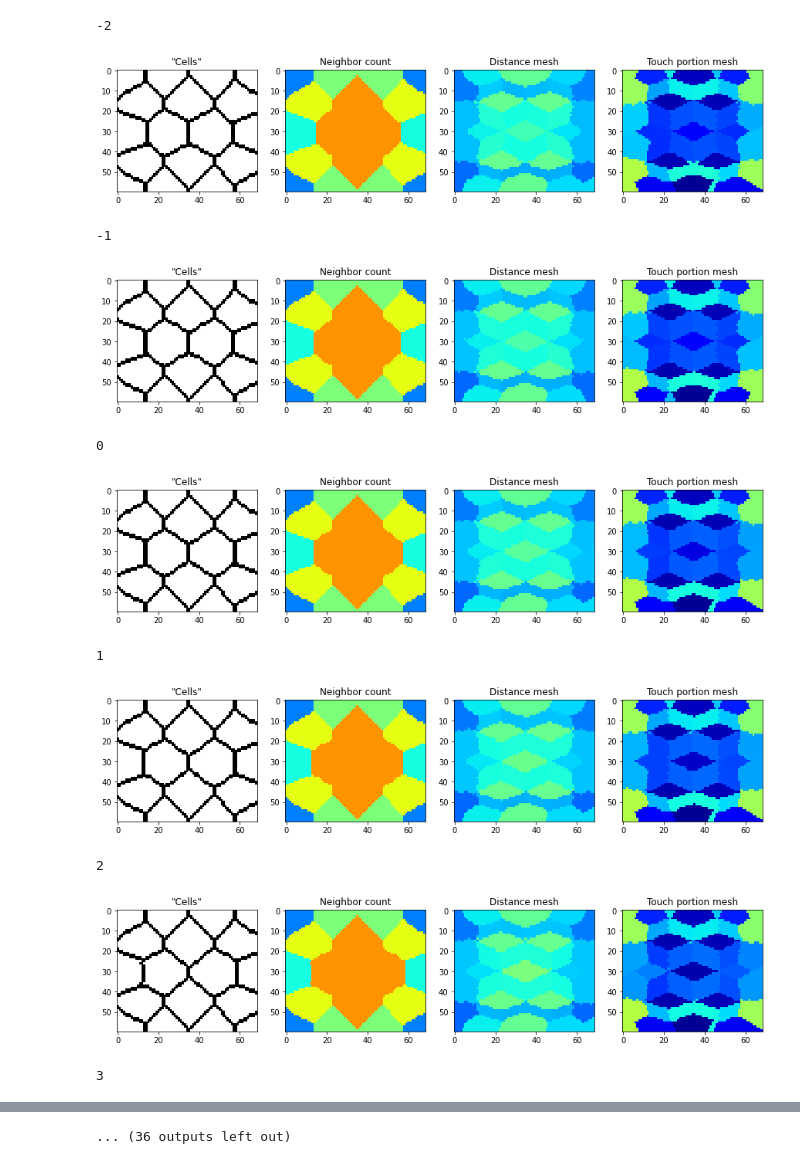
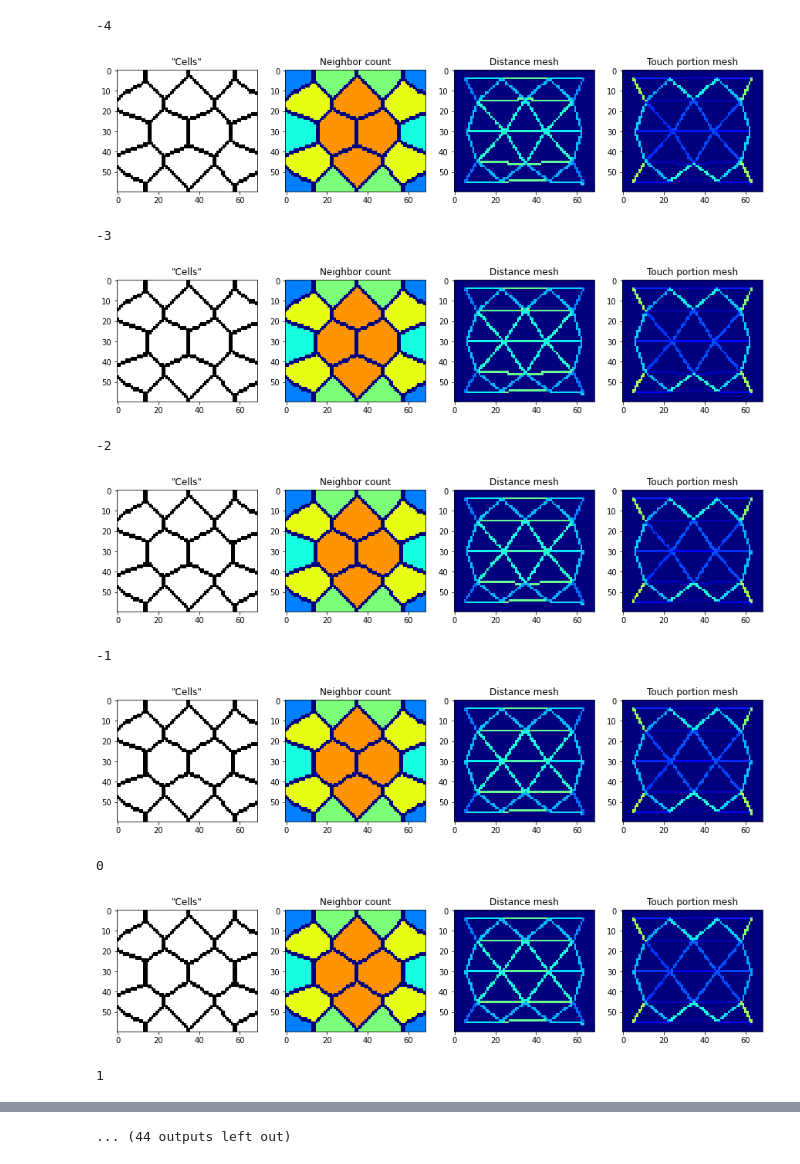
Before and after one commit to clEsperanto/pyclesperanto_prototype, a Jupyter notebook: demo/neighbors/visualize_neighbor_count_and_meshes.ipynb, the cells around one changed output, grey strips where cells are left out. Saved outputs shown, nothing was run; the diff lists cells and outputs as text; code cells hidden in the pictures.

```diff
--- a/demo/neighbors/visualize_neighbor_count_and_meshes.ipynb
+++ b/demo/neighbors/visualize_neighbor_count_and_meshes.ipynb
@@ -15,46 +15,47 @@ def demo_data(d=0):
 
     label_image = cle.extend_labeling_via_voronoi(spots)
 
     return label_image
 
-for i, d in enumerate(list(range(-2, 10)) + list(range(10, -2, -1))):
+for i, d in enumerate(list(range(-4, 10)) + list(range(10, -4, -1))):
     print(d)
     label_image = demo_data(d)
 
     fig, axs = plt.subplots(1,4, figsize=(15,15))
 
     axs[0].set_title("\"Cells\"")
-    cle.imshow(cle.binary_not(cle.detect_label_edges(label_image)), plot=axs[0])
+    cells = cle.binary_not(cle.detect_label_edges(label_image))
+    cle.imshow(cells, plot=axs[0])
     axs[1].set_title("Neighbor count")
-    cle.imshow(cle.touching_neighbor_count_map(label_image),
+    cle.imshow(cle.touching_neighbor_count_map(label_image) * cells,
                min_display_intensity=0,
                max_display_intensity=8,
                colormap="jet",
                plot=axs[1])
     axs[2].set_title("Distance mesh")
-    cle.imshow(cle.fill_zeros_inpainting(cle.draw_distance_mesh_between_touching_labels(label_image)),
+    cle.imshow(cle.draw_distance_mesh_between_touching_labels(label_image),
                min_display_intensity=0,
                max_display_intensity=50,
                colormap="jet",
                plot=axs[2])
     axs[3].set_title("Touch portion mesh")
-    cle.imshow(cle.fill_zeros_inpainting(cle.draw_touch_portion_mesh_between_touching_labels(label_image)),
+    cle.imshow(cle.draw_touch_portion_mesh_between_touching_labels(label_image),
                min_display_intensity=0,
                max_display_intensity=1,
                colormap="jet",
                plot=axs[3])
 
     plt.savefig("temp/" + str(i).zfill(2) + ".tif", dpi=300)
     plt.show()
 # %% [output]
--2
+-4
-[figure, old version]
+[figure, new version]
--1
+-3
-[figure, old version]
+[figure, new version]
-0
+-2
-[figure, old version]
+[figure, new version]
-1
+-1
-[figure, old version]
+[figure, new version]
-2
+0
-[figure, old version]
+[figure, new version]
-3
+1
@@ -62 +63 @@ for i, d in enumerate(list(range(-2, 10)) + list(range(10, -2, -1))):
-... (36 outputs left out)
+... (44 outputs left out)
```
Also changed, not shown: parts of 1 cell of this notebook, 3 other files.
